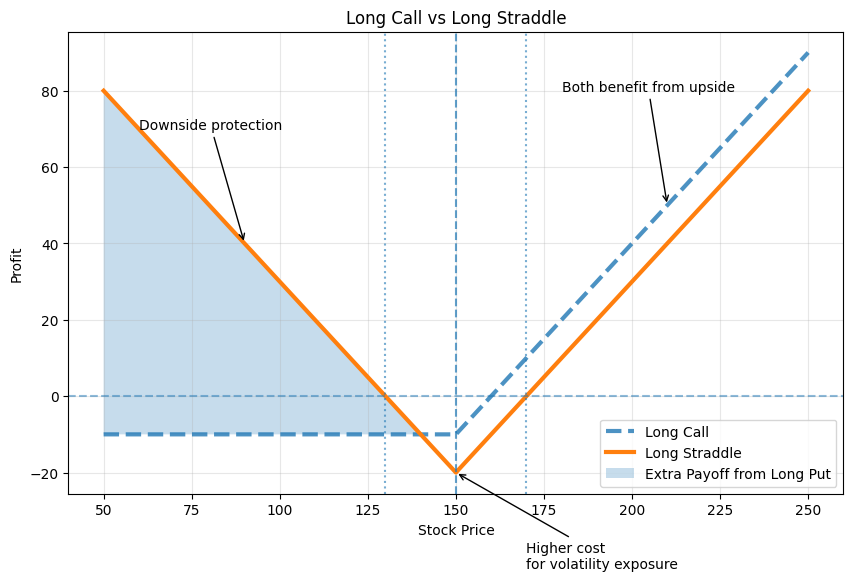
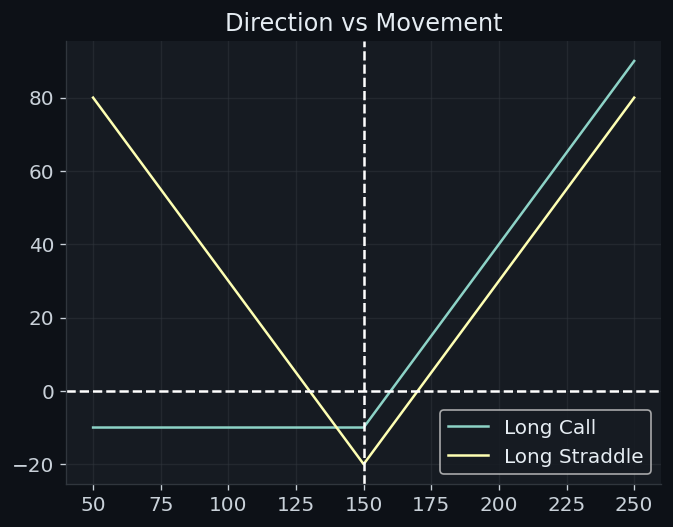
The change to this notebook cell's code, shown as a diff; its figure went from the first image to the second:
--- before
+++ after
@@ -1,73 +1,28 @@
-S = np.arange(50, 251)
+S = np.arange(50,251)
 
-lc = long_call_profit(150, S, 10)
-ls = long_straddle(150, S, 10, 10)
-
-plt.figure(figsize=(10, 6))
-
-# Long Call
 plt.plot(
     S,
-    lc,
-    linestyle="--",
-    linewidth=3,
-    alpha=0.8,
+    long_call_profit(150,S,10),
     label="Long Call"
 )
 
-# Long Straddle
 plt.plot(
     S,
-    ls,
-    linewidth=3,
+    long_straddle(
+        150,
+        S,
+        10,
+        10
+    ),
     label="Long Straddle"
 )
 
-# Extra downside protection from put
-plt.fill_between(
-    S,
-    lc,
-    ls,
-    where=(ls > lc),
-    alpha=0.25,
-    label="Extra Payoff from Long Put"
-)
-
-# Strike
-plt.axvline(150, linestyle="--", alpha=0.7)
-
-# Breakevens (assuming 10 call premium + 10 put premium)
-plt.axvline(130, linestyle=":", alpha=0.6)
-plt.axvline(170, linestyle=":", alpha=0.6)
-
-# Zero profit line
-plt.axhline(0, linestyle="--", alpha=0.5)
-
-# Annotations
-plt.annotate(
-    "Downside protection",
-    xy=(90, 40),
-    xytext=(60, 70),
-    arrowprops=dict(arrowstyle="->")
-)
-
-plt.annotate(
-    "Both benefit from upside",
-    xy=(210, 50),
-    xytext=(180, 80),
-    arrowprops=dict(arrowstyle="->")
-)
-
-plt.annotate(
-    "Higher cost\nfor volatility exposure",
-    xy=(150, -20),
-    xytext=(170, -45),
-    arrowprops=dict(arrowstyle="->")
-)
-
-plt.title("Long Call vs Long Straddle")
-plt.xlabel("Stock Price")
-plt.ylabel("Profit")
+plt.axhline(0, linestyle="--")
+plt.axvline(150, linestyle="--")
 
 plt.legend()
-plt.grid(True, alpha=0.3)
+plt.grid(True)
+
+plt.title("Direction vs Movement")
+
+plt.show()

Commit: Changed the Matplotlib theme